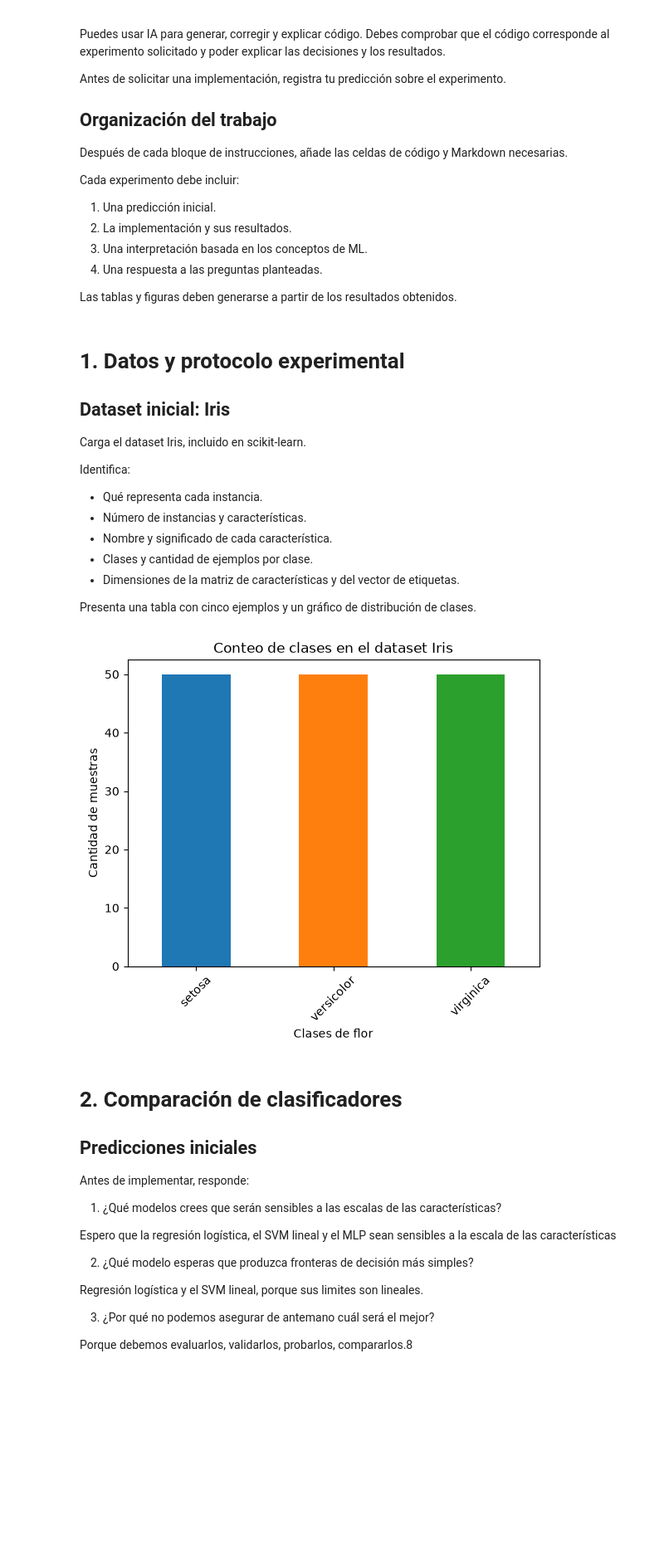
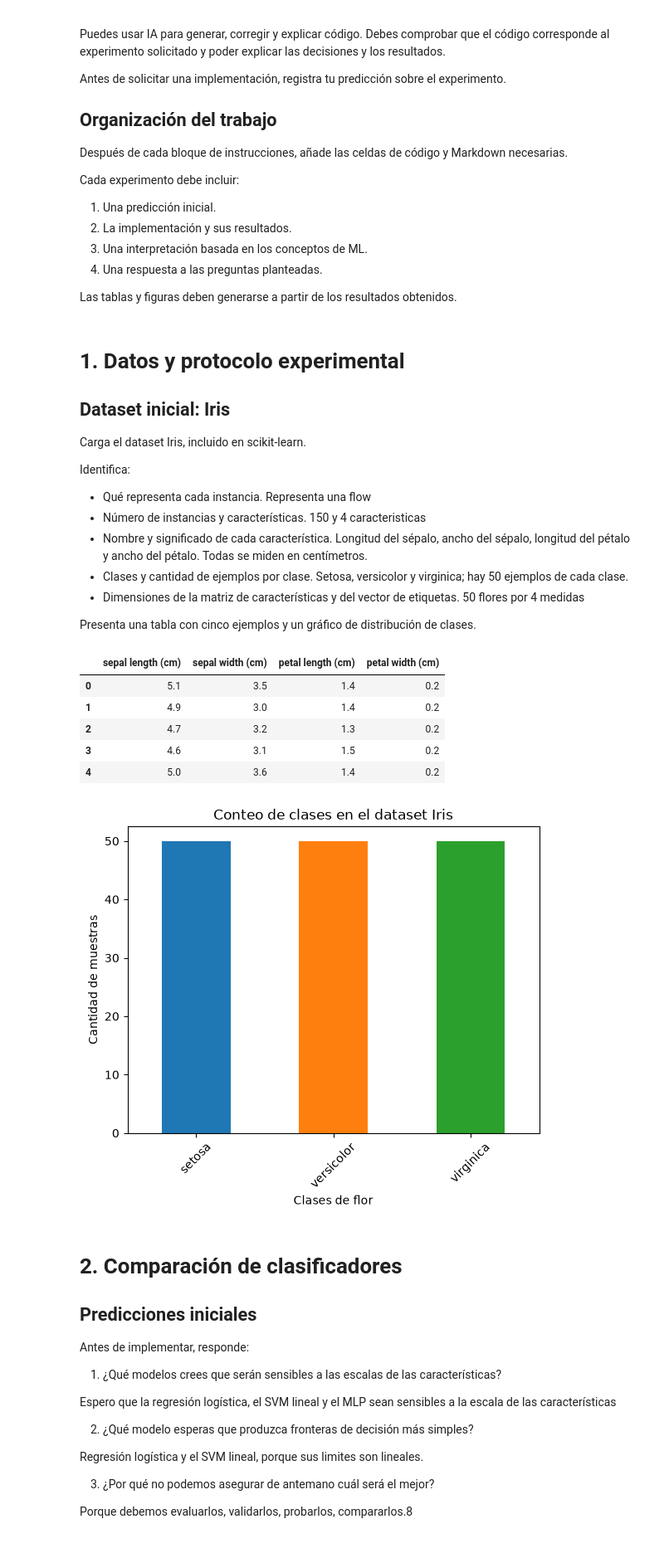
Before and after one commit to JuanEPNstu/Ejercicio-01-ML, a Jupyter notebook: 01_revml.ipynb, the cells around one changed output. Shown at 83% size. Cells and saved outputs as stored; diff of their text form; code cells hidden in the pictures; blank space fills up the shorter version.

```diff
--- a/01_revml.ipynb
+++ b/01_revml.ipynb
@@ -46,40 +46,55 @@ Carga el dataset Iris, incluido en scikit-learn.
 Identifica:
 
 - Qué representa cada instancia.
+  Representa una flow
 - Número de instancias y características.
+  150 y 4 caracteristicas
 - Nombre y significado de cada característica.
+  Longitud del sépalo, ancho del sépalo, longitud del pétalo y ancho del pétalo. Todas se miden en centímetros.
 - Clases y cantidad de ejemplos por clase.
+  Setosa, versicolor y virginica; hay 50 ejemplos de cada clase.
 - Dimensiones de la matriz de características y del vector de etiquetas.
+  50 flores por 4 medidas
 
 Presenta una tabla con cinco ejemplos y un gráfico de distribución de clases.
 # %%
 # Aquí cumple con el primer paso
 import pandas as pd
 from pandas import Series, DataFrame
 from sklearn.datasets import load_iris
 import matplotlib.pyplot as plt
 
 #Carga el dataset
 iris = load_iris()
 #Matriz de caracteristicas
 iris_df = DataFrame(data=iris.data, columns=iris.feature_names)
+
+display(iris_df.head())
 # Vector de etiquetas: un número por flor.
 y = pd.Series(iris.target, name="codigo_clase")
+
+
 
 nombres_clase = dict(enumerate(iris.target_names))
 
 iris2_df = iris_df.copy()
 
 iris2_df["clase"] = y.map(nombres_clase)
 
 conteos = iris2_df["clase"].value_counts()
 
 conteos.plot(kind='bar', rot=45,color=['#1f77b4', '#ff7f0e', '#2ca02c'])
 plt.title("Conteo de clases en el dataset Iris")
 plt.xlabel("Clases de flor")
 plt.ylabel("Cantidad de muestras")
 plt.show()
 # %% [output]
+|  | sepal length (cm) | sepal width (cm) | petal length (cm) | petal width (cm) |
+| 0 | 5.1 | 3.5 | 1.4 | 0.2 |
+| 1 | 4.9 | 3.0 | 1.4 | 0.2 |
+| 2 | 4.7 | 3.2 | 1.3 | 0.2 |
+| 3 | 4.6 | 3.1 | 1.5 | 0.2 |
+| 4 | 5.0 | 3.6 | 1.4 | 0.2 |
 [figure]
 # %% [markdown]
 # 2. Comparación de clasificadores
```
